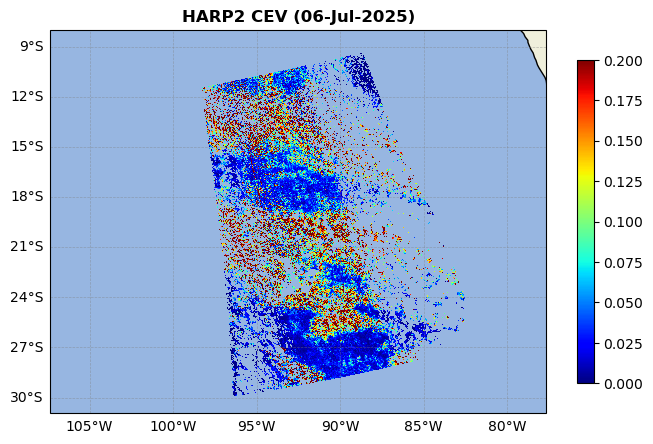
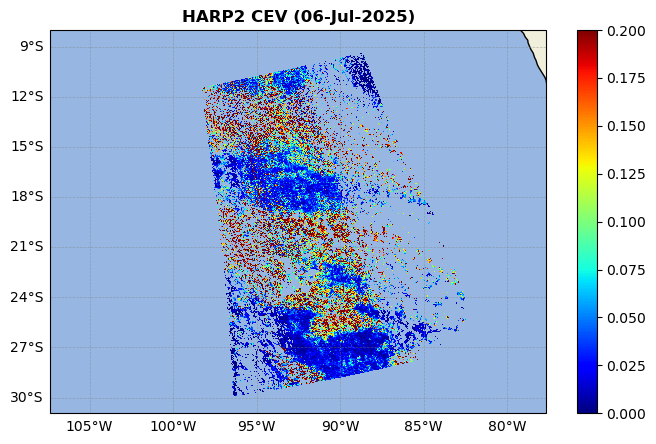
The change to this notebook cell's code, shown as a diff; its figure went from the first image to the second:
--- before
+++ after
@@ -9,5 +9,4 @@
                      cmap=cmap_name, vmin=0, vmax=0.2, shading="nearest", rasterized=True)
 ax.set_aspect("equal")
-ax.set_aspect("equal")
 ax.add_feature(cfeature.LAND)
 ax.add_feature(cfeature.OCEAN)
@@ -18,5 +17,5 @@
 gl.top_labels = False
 gl.right_labels = False
-cax = plt.colorbar(mat, ax=ax, shrink=0.7)
+cax = plt.colorbar(mat, ax=ax, shrink=0.83)
 
 print(f'CEV of pixel red: {HARP2_CLD.retr.cloud_bow_droplet_effective_variance[y0,x0].values:.3f}')

Commit: updated Analysis